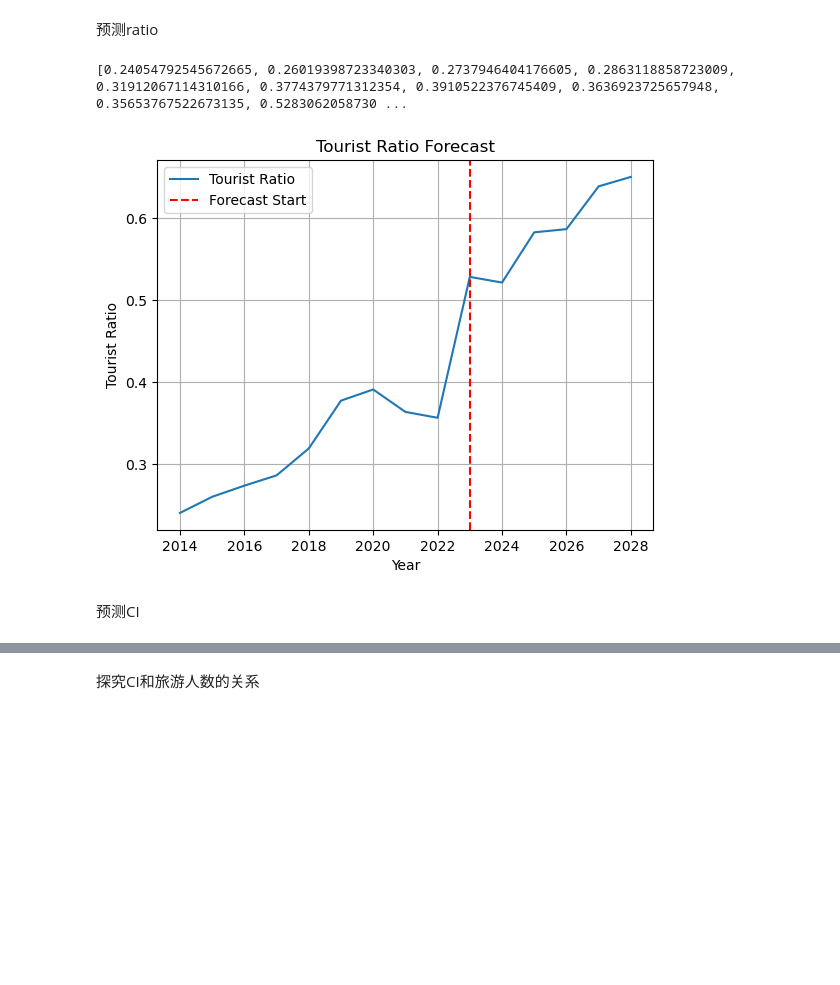
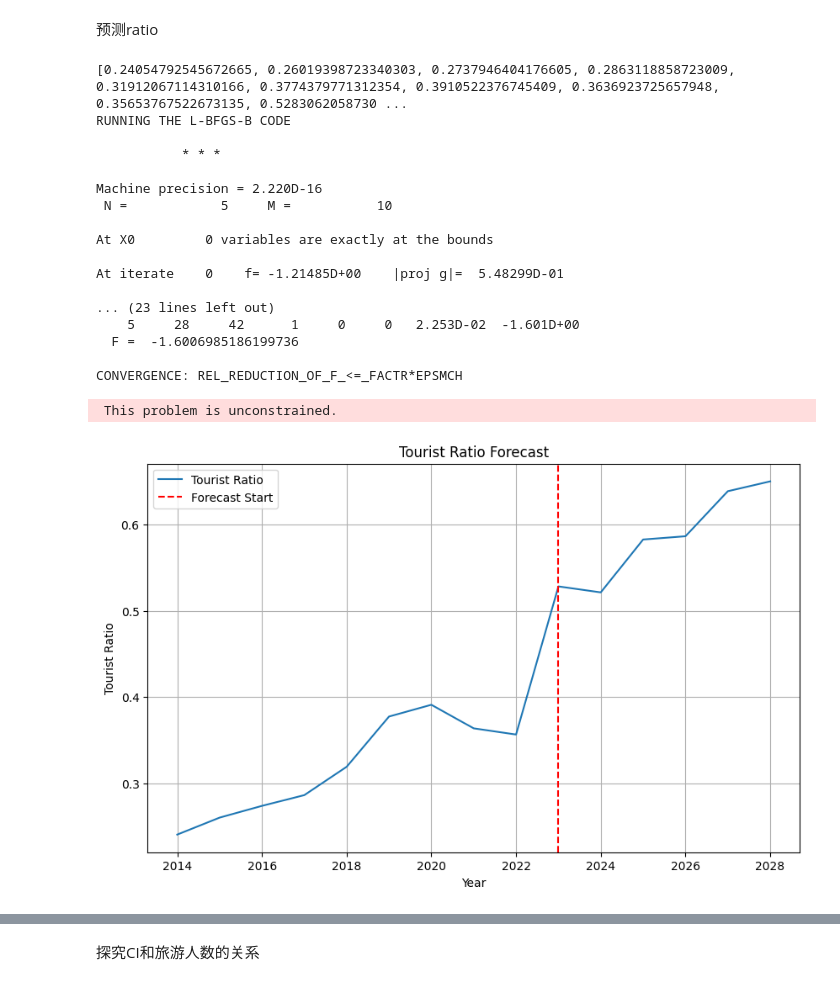
Before and after one commit to BlackMaple1203/MCM, a Jupyter notebook: Code/environment/kaya.ipynb, the cells around one changed output, grey strips where cells are left out. Cells and saved outputs as stored; diff of their text form; code cells hidden in the pictures; blank space fills up the shorter version.

```diff
--- a/Code/environment/kaya.ipynb
+++ b/Code/environment/kaya.ipynb
@@ -98,36 +100,52 @@ df["Tourist_Ratio"] = tourism_income_ratio
 
 # 扩展预测年份到2030年
 forecast_years = list(range(2024, 2029))
 forecast_exog = np.zeros(len(forecast_years))  # 假设未来几年疫情影响因子为0
 
 model0 = SARIMAX(df["Tourist_Ratio"], exog=df['Pande_Impact'], order=(1, 2, 2))
 fitted_model0 = model0.fit()
 
 forecast0 = fitted_model0.forecast(steps=len(forecast_years), exog=forecast_exog)
 
 forecast_df0 = pd.DataFrame({
 
     'Year': forecast_years,
     'Tourist_Ratio': forecast0
 })
 
 forecast_df0.set_index('Year', inplace=True)
 
 combined_df0 = pd.concat([df, forecast_df0])
+plt.figure(figsize=(10, 6))
 
 plt.plot(combined_df0.index, combined_df0['Tourist_Ratio'], label='Tourist Ratio')
 plt.axvline(x=2023, color='r', linestyle='--', label='Forecast Start')
 plt.xlabel('Year')
 plt.ylabel('Tourist Ratio')
 plt.title('Tourist Ratio Forecast')
 plt.legend()
 plt.grid(True)
 plt.show()
 # %% [output]
 [0.24054792545672665, 0.26019398723340303, 0.2737946404176605, 0.2863118858723009, 0.31912067114310166, 0.3774379771312354, 0.3910522376745409, 0.3636923725657948, 0.35653767522673135, 0.5283062058730 ...
+RUNNING THE L-BFGS-B CODE
+
+           * * *
+
+Machine precision = 2.220D-16
+ N =            5     M =           10
+
+At X0         0 variables are exactly at the bounds
+
+At iterate    0    f= -1.21485D+00    |proj g|=  5.48299D-01
+
+... (23 lines left out)
+    5     28     42      1     0     0   2.253D-02  -1.601D+00
+  F =  -1.6006985186199736
+
+CONVERGENCE: REL_REDUCTION_OF_F_<=_FACTR*EPSMCH
+ This problem is unconstrained.
-[figure, old version]
+[figure, new version]
-# %% [markdown]
-预测CI
 # %%
 # 预测旅游的CI：用总的CI乘以预测的旅游收入比例
 CI_pred = [mean_CI * i for i in combined_df0['Tourist_Ratio']]
```
Also changed, not shown: parts of 9 cells of this notebook, 17 other files.
